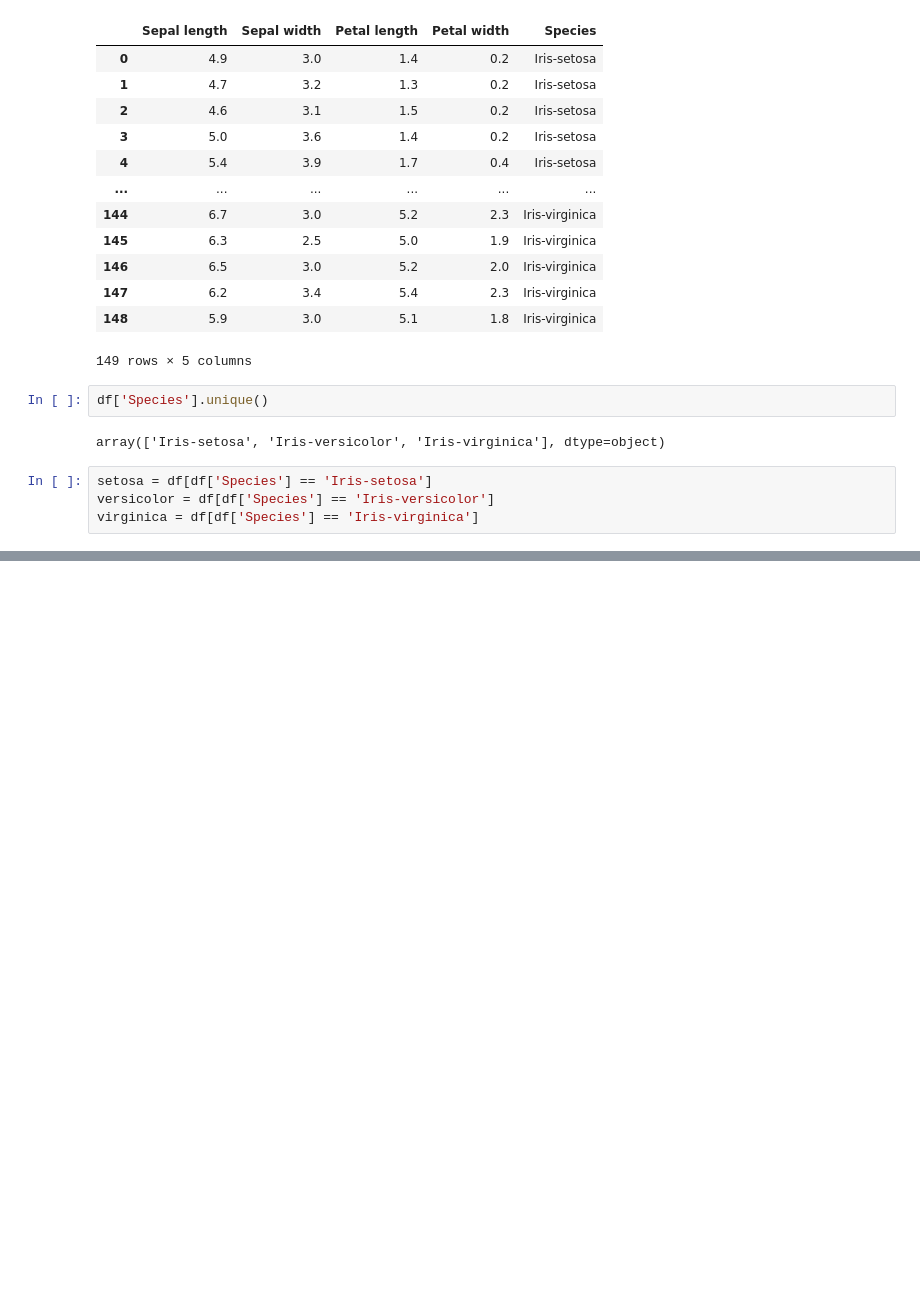
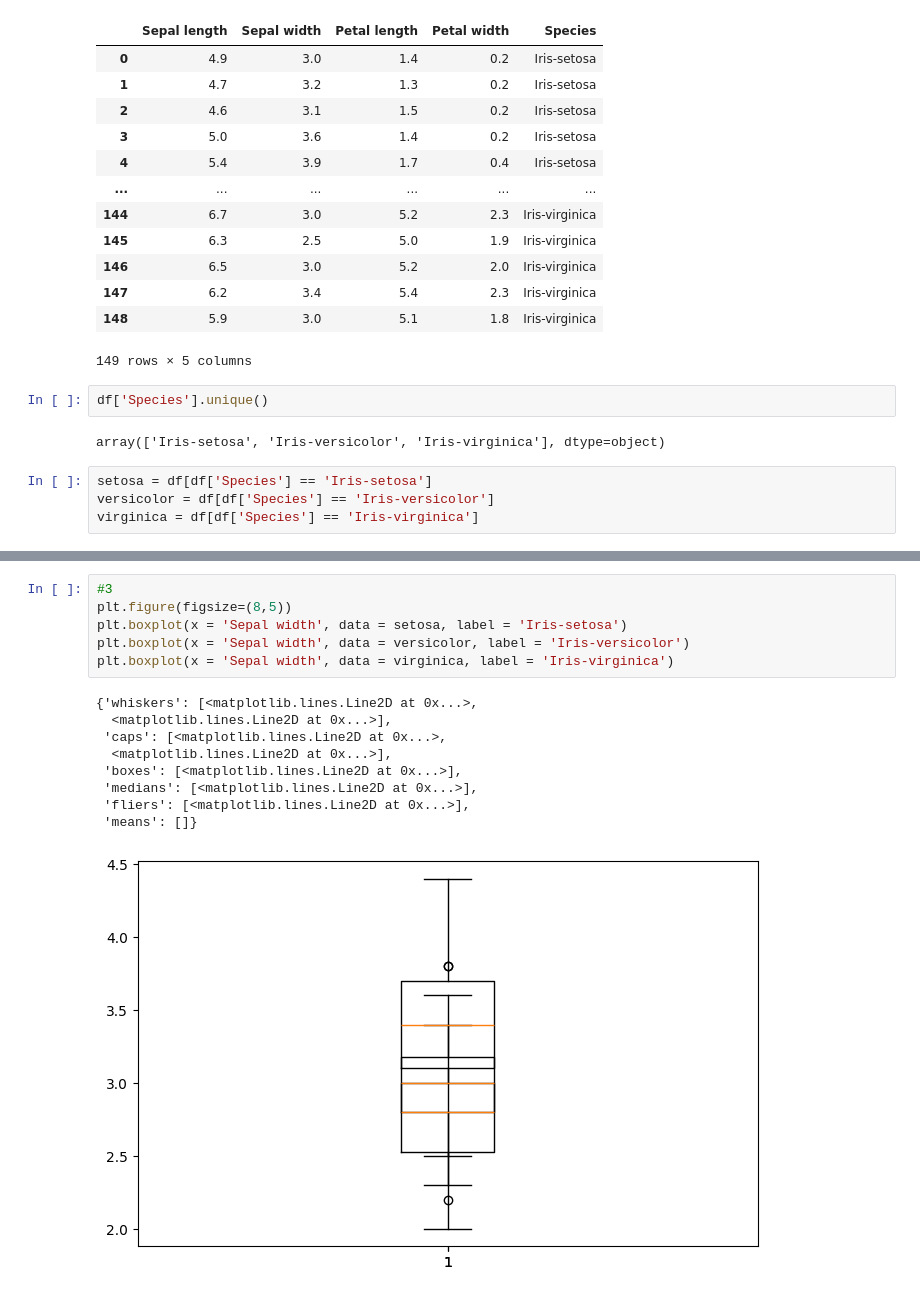
Before and after one commit to Srishti36912/python, a Jupyter notebook: practice.ipynb, the cells around one changed output, grey strips where cells are left out. Saved outputs shown, nothing was run; the diff lists cells and outputs as text; blank space fills up the shorter version.

Commit message:
matplotlib ques

```diff
--- a/practice.ipynb
+++ b/practice.ipynb
@@ -1131,3 +1128,19 @@ plt.hist(x = 'Petal length', data = virginica, color = 'yellow', label = 'Iris-s
         5.82, 5.94, 6.06, 6.18, 6.3 , 6.42, 6.54, 6.66, 6.78, 6.9 ]),
  <BarContainer object of 20 artists>)
 [figure]
+# %%
+#3
+plt.figure(figsize=(8,5))
+plt.boxplot(x = 'Sepal width', data = setosa, label = 'Iris-setosa')
+plt.boxplot(x = 'Sepal width', data = versicolor, label = 'Iris-versicolor')
+plt.boxplot(x = 'Sepal width', data = virginica, label = 'Iris-virginica')
+# %% [output]
+{'whiskers': [<matplotlib.lines.Line2D at 0x...>,
+  <matplotlib.lines.Line2D at 0x...>],
+ 'caps': [<matplotlib.lines.Line2D at 0x...>,
+  <matplotlib.lines.Line2D at 0x...>],
+ 'boxes': [<matplotlib.lines.Line2D at 0x...>],
+ 'medians': [<matplotlib.lines.Line2D at 0x...>],
+ 'fliers': [<matplotlib.lines.Line2D at 0x...>],
+ 'means': []}
+[figure, added]
```
Also changed, not shown: parts of 5 cells of this notebook.
